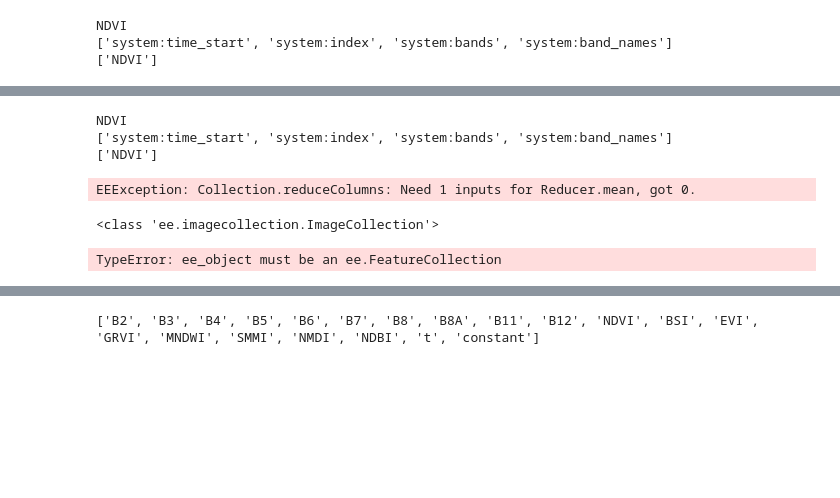
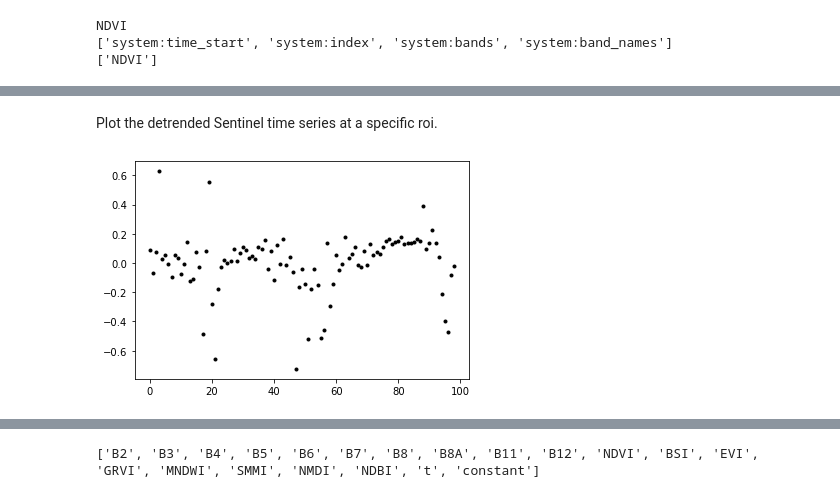
Before and after one commit to SuzannaLin/GEE_LULC, a Jupyter notebook: EARSeL_Nice.ipynb, the cells around one changed output, grey strips where cells are left out. Cells and saved outputs as stored; diff of their text form; code cells hidden in the pictures; blank space fills up the shorter version.

Commit message:
charts

```diff
--- a/EARSeL_Nice.ipynb
+++ b/EARSeL_Nice.ipynb
@@ -526,6 +521,14 @@ coefficients = trend.select('coefficients') \
 # 2 coefficients = constant (b) and coefficient of time t (a*x)
 Map = geemap.Map()
 Map.centerObject(Area_Nice)
+
+visParams = {
+    'bands': ['B4', 'B3', 'B2'],#'B4', 'B3', 'B2'],
+    'min': 0,
+    'max': 0.3,
+}
+
+Map.addLayer(median, visParams,'median')#{'bands':['B4', 'B3', 'B2']}, 'Median')
 ### constant:
 # mean NDVI over time # white = strong vegetation
 # dark pixels = no vegetation
@@ -562,16 +552,9 @@ Map.user_rois.getInfo()
 # %%
 # small roi for chart
-roi = ee.Geometry.Polygon(
-        [
-            [
-                [7.319043, 43.725994],
-                [7.319043, 43.727793],
-                [7.321618, 43.727793],
-                [7.321618, 43.725994],
-                [7.319043, 43.725994],
-            ]
-        ]
-    )
+roi_baresoil = ee.Geometry.Polygon([[[7.413165, 43.796859], [7.413165, 43.797936], [7.415505, 43.797936], [7.415505, 43.796859], [7.413165, 43.796859]]])
+roi_vegetation = ee.Geometry.Polygon([[[7.290191, 43.777612], [7.290191, 43.778333], [7.291779, 43.778333], [7.291779, 43.777612], [7.290191, 43.777612]]])
+roi_building = ee.Geometry.Polygon([[[7.283828, 43.706344], [7.283828, 43.70684], [7.284708, 43.70684], [7.284708, 43.706344], [7.283828, 43.706344]]])
+roi_water = ee.Geometry.Polygon([[[7.260593, 43.666558], [7.260593, 43.669166], [7.26437, 43.669166], [7.26437, 43.666558], [7.260593, 43.666558]]])
 # %%
 # Compute a detrended series.
 def func_qwf(image):
@@ -613,2 +576,0 @@ ndvi_values = ndvi_series.reduceRegion(ee.Reducer.mean(), roi , 30)
-# %%
-data = ndvi_values.getInfo()
@@ -622,36 +577,16 @@ plt.show()
-# %%
-# Plot the detrended results.
-# roi = small area / one field
-# compute values in the roi
-# plot harmonic model for one pixel/mean of group of pixels in roi
-
-iii = detrended.reduceColumns(ee.Reducer.mean(),ee.List([])) #ee.Image.reduceRegion(),ee.List([ee.Reducer.mean(),roi,30]))
-def function1(image):
-    return ee.Feature(image.reduceRegion(ee.Reducer.mean(),roi,30))
-def function2(image):
-    return image.reduceColumns(ee.Reduce)
-# iii = detrended.map(function1) # dictionary with mean values for each image
-print(iii.getInfo())
-# ui = user interface of GEE
-# # # ui.Chart.image.series(imageCollection, region, reducer, scale, xProperty)
-# detrendedChart = ui.Chart.image.series(detrended, roi, None, 30) \
-#   .setOptions({
-#     'title': 'Detrended Sentinel time series at ROI',
-#     'lineWidth': 1,
-#     'pointSize': 3,
-#   })
-# print(detrendedChart)
-# %% [output]
-NDVI
-['system:time_start', 'system:index', 'system:bands', 'system:band_names']
-['NDVI']
-EEException: Collection.reduceColumns: Need 1 inputs for Reducer.mean, got 0.
-# %%
-print(type(detrended))
-# %% [output]
-<class 'ee.imagecollection.ImageCollection'>
-# %%
-df = geemap.ee_to_pandas(detrended)
-df.head(5)
-# %% [output]
-TypeError: ee_object must be an ee.FeatureCollection
+# %% [markdown]
+Plot the detrended Sentinel time series at a specific roi.
+# %%
+def index_area(detrended, index, roi):
+    index_series = detrended.filterBounds(roi).select(index).toBands()
+    index_values = index_series.reduceRegion(ee.Reducer.mean(), roi , 30)
+    data = index_values.getInfo() # dictionary with keys = timestamps, values = NDVI
+    return data
+# %%
+# roi_water
+data = index_area(detrended, 'NDVI', roi_water)
+plt.plot(list(data.values()),  '.', color='black')
+
+plt.show()
+# %% [output]
+[figure, added]
```
Also changed, not shown: parts of 97 cells of this notebook.
